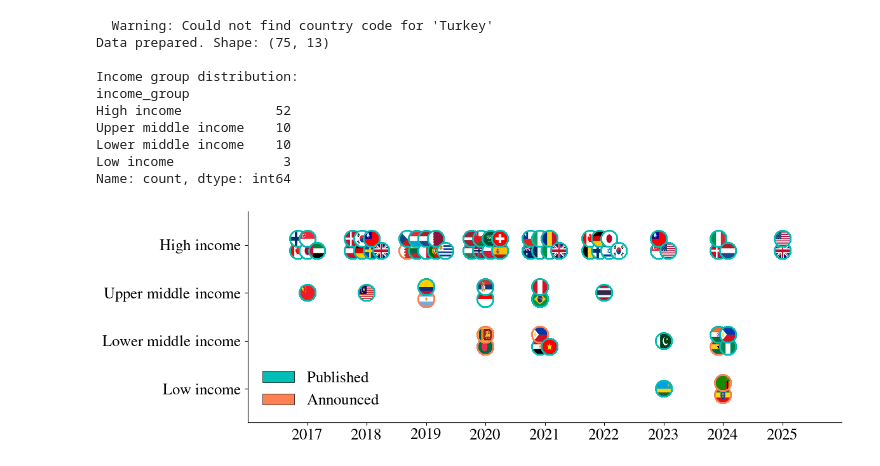
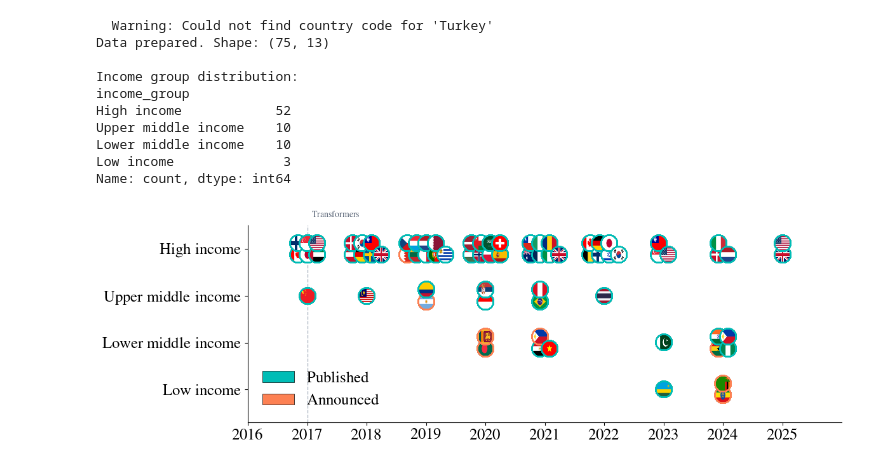
Before and after one commit to ljvmiranda921/edgeml-survey, a Jupyter notebook: notebooks/2026-02-12-figures-for-paper.ipynb, the cells around one changed output. Saved outputs shown, nothing was run; the diff lists cells and outputs as text; code cells hidden in the pictures.

```diff
--- a/notebooks/2026-02-12-figures-for-paper.ipynb
+++ b/notebooks/2026-02-12-figures-for-paper.ipynb
@@ -1249,8 +1249,33 @@ Lower middle income    10
 Low income              3
 Name: count, dtype: int64
 # %%
+# LLM advances to mark on timeline
+LLM_ADVANCES = {
+    2017: "Transformers",
+}
+
 # Create the plot with flag markers
 fig, ax = plt.subplots(figsize=(12, 4))
+
+# Draw LLM advances markers (behind flags)
+for year, label in LLM_ADVANCES.items():
+    ax.axvline(
+        x=year,
+        # ymax=len(INCOME_ORDER) - 0.3,
+        color=CAMBRIDGE_COLORS["slate_2"],
+        linestyle="--",
+        linewidth=1,
+        zorder=1,
+    )
+    ax.text(
+        year + 0.08,
+        len(INCOME_ORDER) - 0.2,
+        label,
+        fontsize=10,
+        color=CAMBRIDGE_COLORS["slate_3"],
+        ha="left",
+        va="top",
+    )
 
 # Plot each country as a flag with colored edge
 for _, row in ai_strategies_df.iterrows():
@@ -1303,46 +1328,44 @@ for _, row in ai_strategies_df.iterrows():
 
 # Set axis properties
 ax.set_xlim(2016, 2026)
-ax.set_ylim(-0.7, len(INCOME_ORDER) - 0.3)
+ax.set_ylim(-0.7, len(INCOME_ORDER) - 0.5)
 
 # Set y-ticks to income group labels
 ax.set_yticks(range(len(INCOME_ORDER)))
 ax.set_yticklabels(INCOME_ORDER, fontsize=18)
 
 # Set x-ticks for years
-ax.set_xticks(range(2017, 2026))
-ax.set_xticklabels([str(y) for y in range(2017, 2026)], fontsize=18)
-
-# ax.set_ylabel("Income Group")
+ax.set_xticks(range(2016, 2026))
+ax.set_xticklabels([str(y) for y in range(2016, 2026)], fontsize=18)
 
 # Add legend for status colors
 legend_elements = [
     mpatches.Patch(
         facecolor=CAMBRIDGE_COLORS["cambridge_warm_blue"],
         edgecolor="black",
         linewidth=0.5,
         label="Published",
     ),
     mpatches.Patch(
         facecolor=CAMBRIDGE_COLORS["crest"],
         edgecolor="black",
         linewidth=0.5,
         label="Announced",
     ),
 ]
 ax.legend(handles=legend_elements, loc="lower left", frameon=False, fontsize=18)
 
 # Remove top and right spines
 ax.spines["top"].set_visible(False)
 ax.spines["right"].set_visible(False)
 
 fig.tight_layout()
 fig.savefig(
     OUTPUT_DIR / "national_ai_strategies_timeline.pdf", bbox_inches="tight", dpi=300
 )
 plt.show()
 # %% [output]
-[figure, old version]
+[figure, new version]
 # %%
 df_st = pd.read_csv("data/national_ai_strategies.csv").sort_values(
     by=["year_published", "country"], ascending=True
```
Also changed, not shown: parts of 1 cell of this notebook.
